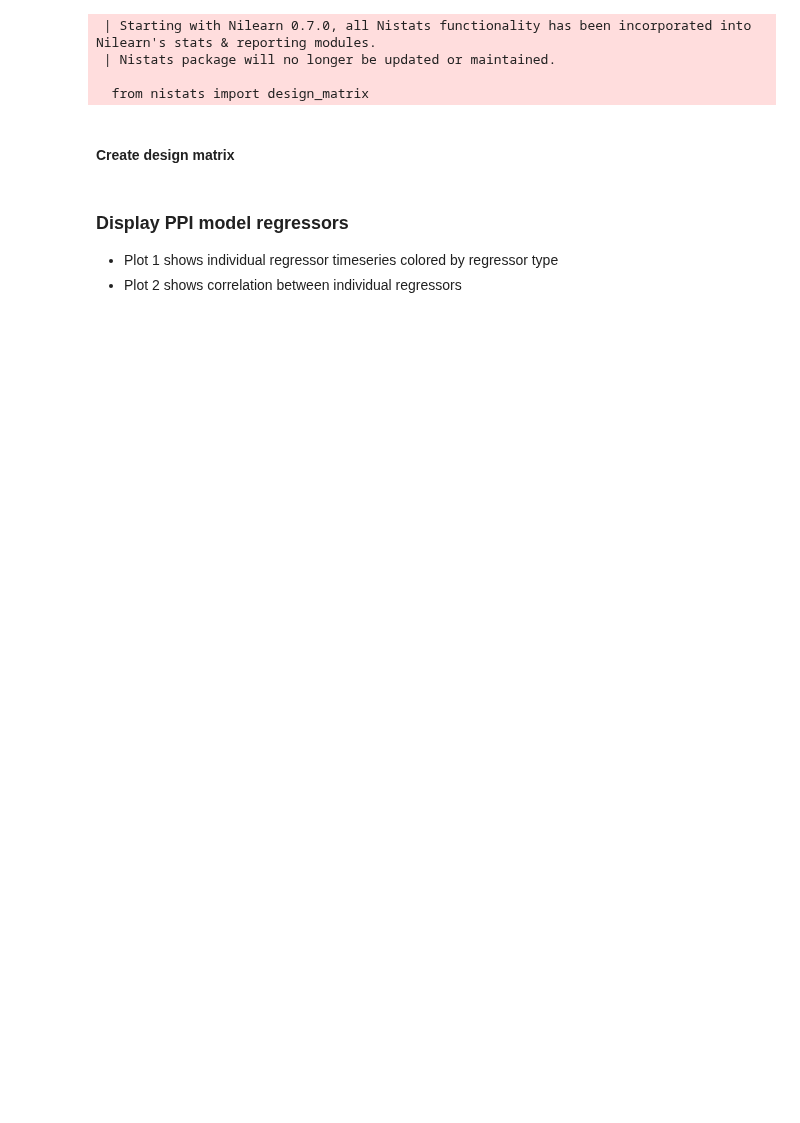
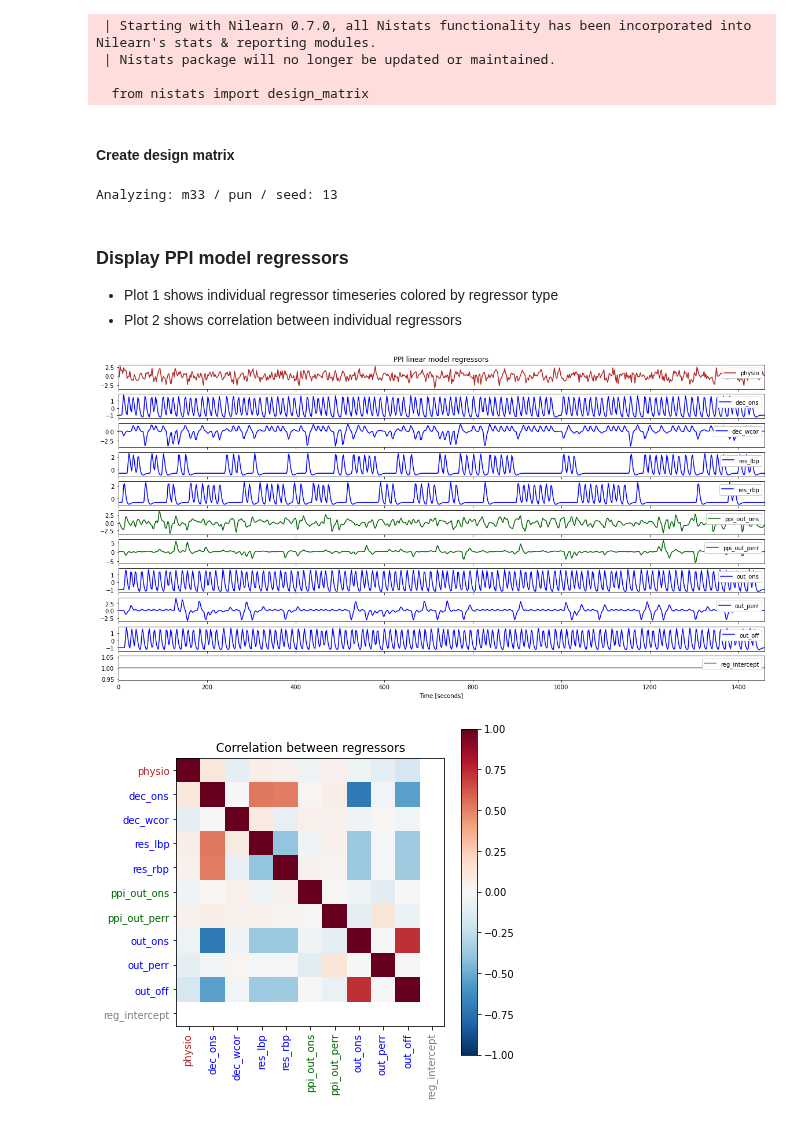
Before and after one commit to kbonna/decidenet, a Jupyter notebook: connectivity_analysis/ppi/dn_pp_01_ppi_linear_model.ipynb, the cells around one changed output. Saved outputs shown, nothing was run; the diff lists cells and outputs as text; code cells hidden in the pictures; blank space fills up the shorter version.

Commit message:
variable naming fixes, added dn_pp_04, first analysis of PPI results'

```diff
--- a/connectivity_analysis/ppi/dn_pp_01_ppi_linear_model.ipynb
+++ b/connectivity_analysis/ppi/dn_pp_01_ppi_linear_model.ipynb
@@ -64,7 +76,7 @@ from dn_utils.glm_utils import (convolve, Regressor,
 # Directory for PPI analysis
 path_nistats = os.path.join(path_root, 'data/main_fmri_study/derivatives/nistats')
 path_out = os.path.join(path_root, 'data/main_fmri_study/derivatives/ppi')
-path_networks = os.path.join(path_out, 'networks')
+path_betamats = os.path.join(path_out, 'betamats')
 path_timeries = os.path.join(path_out, 'timeseries')
 
 # Load behavioral data
@@ -89,7 +101,7 @@ downsamples = data['k'].flatten()
 
 # Create directory for output
 atlas_name = 'customROI'
-path_results = os.path.join(path_networks, atlas_name)
+path_results = os.path.join(path_betamats, atlas_name)
 Path(path_results).mkdir(exist_ok=True)
 
 # Acquisition parameters
@@ -154,10 +166,10 @@ beta_names = ['physio', 'dec_ons', 'dec_wcor', 'res_lbp', 'res_rbp',
               'reg_intercept']
 n_regressors = len(beta_names)
 
-for sub, sub_name in enumerate(meta['dim1'][18:]):
+for sub, sub_name in enumerate(meta['dim1']):
     for con, con_name in enumerate(meta['dim2']):
 
-        corr_mats = np.zeros((n_regressors, n_rois, n_rois))
+        beta_mats = np.zeros((n_regressors, n_rois, n_rois))
 
         # Extract task events
         resp_type = beh[sub, con, :, meta['dim4'].index('response')]
@@ -297,13 +309,15 @@ for sub, sub_name in enumerate(meta['dim1'][18:]):
                 # Fit GLM
                 model = sm.OLS(y, Xstd, hasconst=True)
                 results = model.fit()
-                corr_mats[:, idx_target, idx_seed] = results.params[beta_indices]
+                beta_mats[:, idx_target, idx_seed] = results.params[beta_indices]
 
             # Save
             fname = os.path.join(
                 path_results,
                 f'sub-{sub_name}_task-{con_name}_betamats.npy')
-            np.save(fname, corr_mats.swapaxes(0, 2))
+            np.save(fname, beta_mats)
+# %% [output]
+Analyzing: m33 / pun / seed: 13
 # %% [markdown]
 ### Display PPI model regressors
 - Plot 1 shows individual regressor timeseries colored by regressor type
@@ -312,40 +326,43 @@ for sub, sub_name in enumerate(meta['dim1'][18:]):
 beta_types = ['physio', 'psycho', 'psycho', 'psycho', 'psycho', 'ppi', 'ppi',
              'psycho', 'psycho', 'psycho', 'other']
 beta_colors = {'physio': 'firebrick', 'psycho': 'blue',
-              'ppi': 'darkgreen', 'other': 'gray'}
+               'ppi': 'darkgreen', 'other': 'gray'}
 
 Xfiltered = Xstd[beta_names]
 
 # Plot 1: Example regressors
 fig, axs = plt.subplots(
     nrows=Xfiltered.shape[1],
     sharex=True,
     figsize=(20, 10),
     facecolor='w')
 
 for i, (column, beta_type) in enumerate(zip(Xfiltered, beta_types)):
     axs[i].plot(frame_times, Xfiltered[column],
                 color=beta_colors[beta_type], label=column)
     axs[i].legend(loc='upper right', framealpha=1)
     axs[i].set_xlim([0, max(frame_times)])
 
 axs[0].set_title('PPI linear model regressors')
 axs[-1].set_xlabel('Time [seconds]')
 
 # Plot 2: Correlation between regressors
 fig, ax = plt.subplots(figsize=(6, 6), facecolor='w')
-plt.imshow(Xstd.corr(), cmap='RdBu_r', clim=[-1, 1])
+plt.imshow(Xfiltered.corr(), cmap='RdBu_r', clim=[-1, 1])
 
 plt.colorbar()
-plt.yticks(range(Xstd.shape[1]), Xstd.columns, color=['red']*10)
-plt.xticks(range(Xstd.shape[1]), Xstd.columns, rotation=90)
+plt.yticks(range(Xfiltered.shape[1]), Xfiltered.columns)
+plt.xticks(range(Xfiltered.shape[1]), Xfiltered.columns, rotation=90)
 plt.title('Correlation between regressors')
 
 tickcolors = (beta_colors[beta_type] for beta_type in beta_types)
 for xticklabel, yticklabel, tickcolor in zip(plt.gca().get_xticklabels(),
                                              plt.gca().get_yticklabels(),
                                              tickcolors):
     xticklabel.set_color(tickcolor)
     yticklabel.set_color(tickcolor)
 
 plt.show()
+# %% [output]
+[figure, added]
+[figure, added]
```
Also changed, not shown: parts of 1 cell of this notebook, 5 other files.
